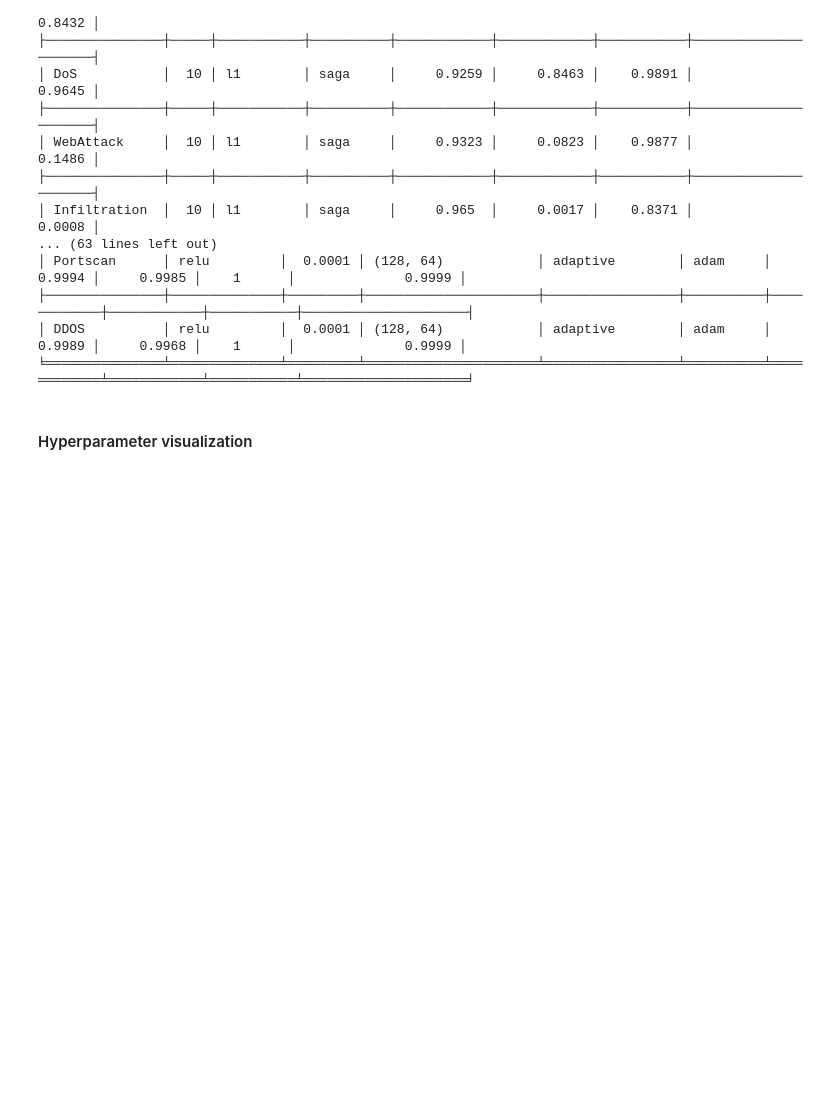
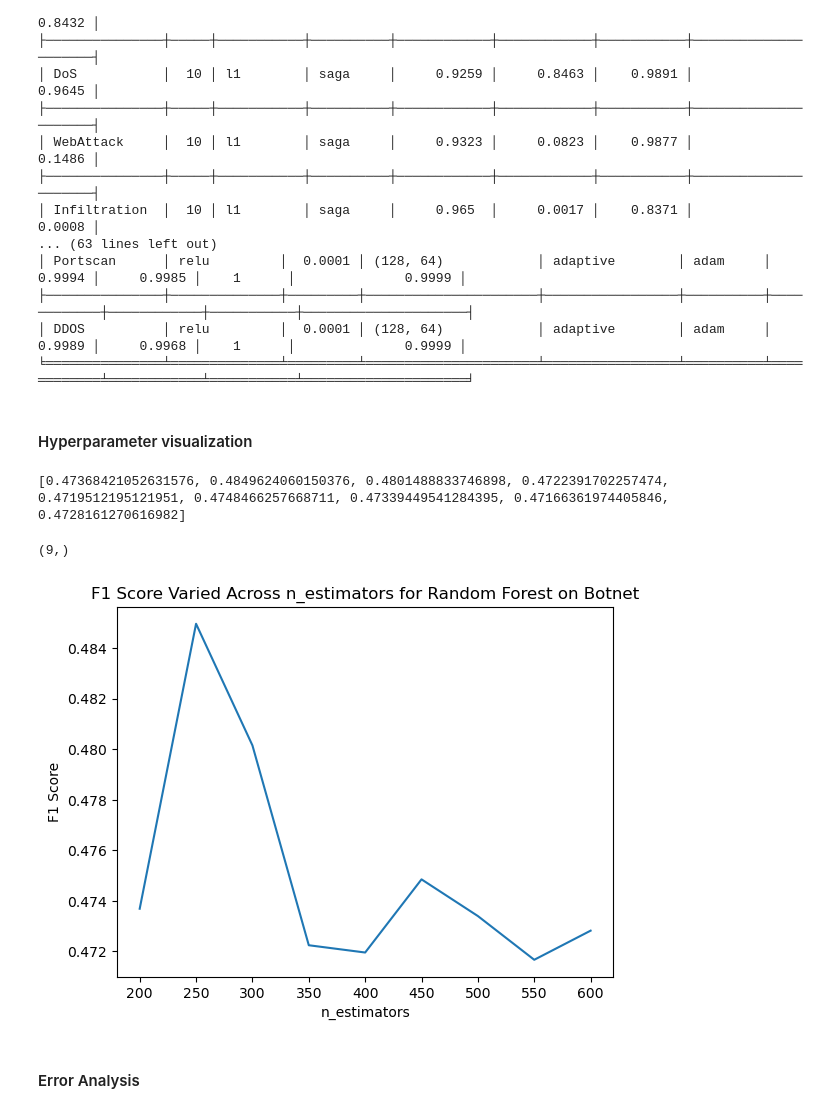
Before and after one commit to abbyray08/FinalMLProject, a Jupyter notebook: FinalProject.ipynb, the cells around one changed output. Drawn from its saved outputs; the diff is of its cells as text; code cells hidden in the pictures; blank space fills up the shorter version.

Commit message:
More visualizations and results analysis

```diff
--- a/FinalProject.ipynb
+++ b/FinalProject.ipynb
@@ -975,3 +944,33 @@ mlp_table = evaluate_model_table("MLP", MLPClassifier, best_params_mlp)
 ╘═══════════════╧══════════════╧═════════╧══════════════════════╧═════════════════╧══════════╧════════════╧════════════╧═══════════╧═════════════════════╛
 # %% [markdown]
 #### Hyperparameter visualization
+# %%
+#Vary n_estimators hyperparameter
+listF1 = []
+n_estimators_list = [200, 250, 300, 350, 400, 450, 500, 550, 600]
+for estimator in n_estimators_list:
+    solver = RandomForestClassifier(max_depth=None, min_samples_leaf=1, min_samples_split=2, n_estimators=estimator, max_features='sqrt', random_state=42, class_weight='balanced')
+    solver.fit(BotnetMon_x_train, BotnetMon_y_train)
+    solver_preds = solver.predict(BotnetMon_x_test)
+    f1 = f1_score(BotnetMon_y_test, solver_preds, average="binary")
+    listF1.append(f1)
+
+print(listF1)
+# %% [output]
+[0.47368421052631576, 0.4849624060150376, 0.4801488833746898, 0.4722391702257474, 0.4719512195121951, 0.4748466257668711, 0.47339449541284395, 0.47166361974405846, 0.4728161270616982]
+# %%
+listF1 = np.array(listF1)
+print(listF1.shape)
+# %% [output]
+(9,)
+# %%
+#Plot results
+plt.plot(n_estimators_list, listF1)
+plt.title('F1 Score Varied Across n_estimators for Random Forest on Botnet')
+plt.xlabel('n_estimators')
+plt.ylabel('F1 Score')
+plt.show()
+# %% [output]
+[figure, added]
+# %% [markdown]
+#### Error Analysis
```
Also changed, not shown: parts of 27 cells of this notebook.
